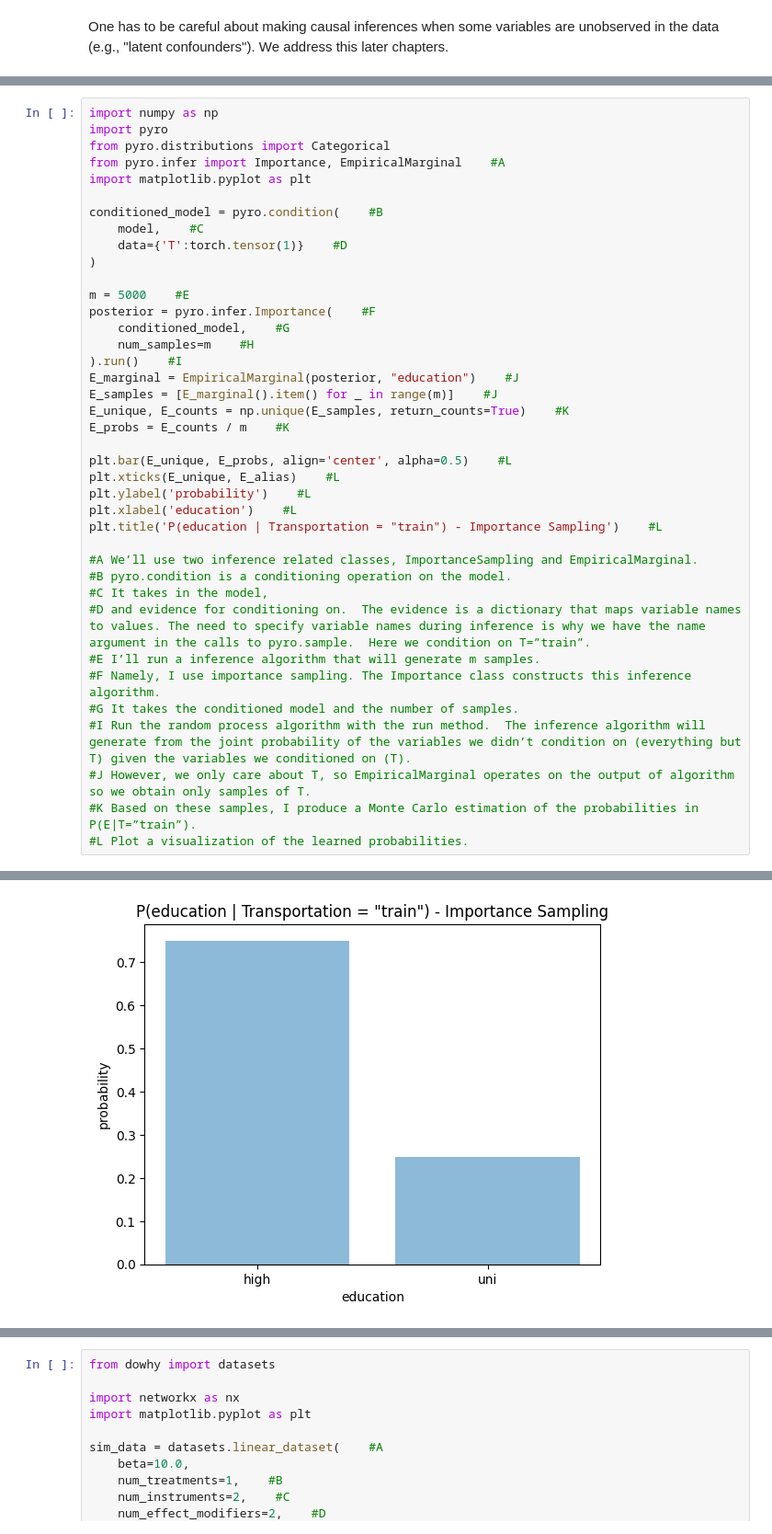
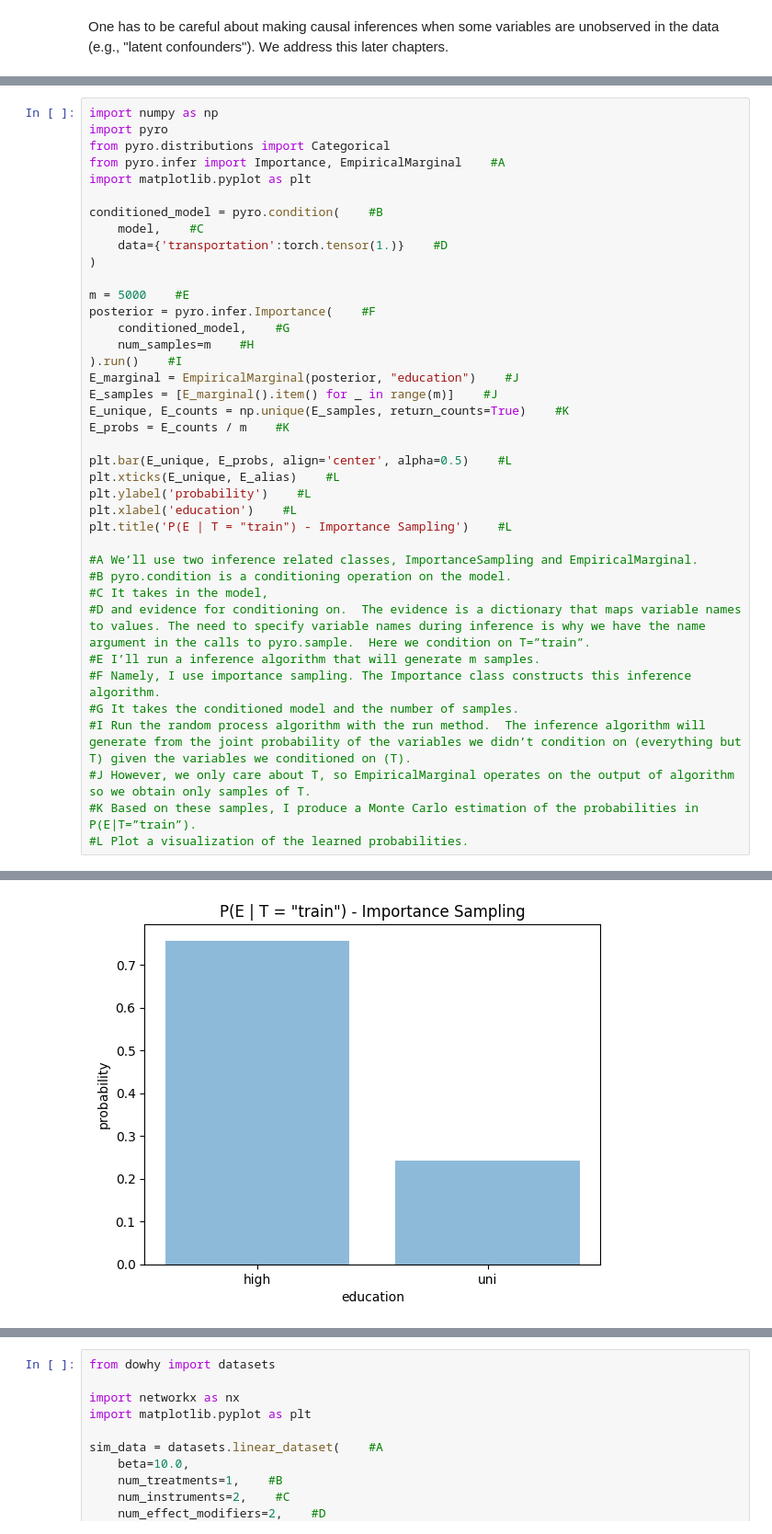
Before and after one commit to altdeep/causalML, a Jupyter notebook: book/chapter 3/Chapter_3_Building_a_Causal_Graph.ipynb, the cells around one changed output, grey strips where cells are left out. Shown at 92% size. Saved outputs shown, nothing was run; the diff lists cells and outputs as text.

```diff
--- a/book/chapter 3/Chapter_3_Building_a_Causal_Graph.ipynb
+++ b/book/chapter 3/Chapter_3_Building_a_Causal_Graph.ipynb
@@ -278,7 +306,7 @@ import matplotlib.pyplot as plt
 
 conditioned_model = pyro.condition(    #B
     model,    #C
-    data={'T':torch.tensor(1)}    #D
+    data={'transportation':torch.tensor(1.)}    #D
 )
 
 m = 5000    #E
@@ -295,7 +323,7 @@ plt.bar(E_unique, E_probs, align='center', alpha=0.5)    #L
 plt.xticks(E_unique, E_alias)    #L
 plt.ylabel('probability')    #L
 plt.xlabel('education')    #L
-plt.title('P(education | Transportation = "train") - Importance Sampling')    #L
+plt.title('P(E | T = "train") - Importance Sampling')    #L
 
 #A We’ll use two inference related classes, ImportanceSampling and EmpiricalMarginal.
 #B pyro.condition is a conditioning operation on the model.
@@ -313,2 +341,2 @@ Text(0.5, 1.0, 'P(education | Transportation = "train") - Importance Sampling')
-[figure, old version]
+[figure, new version]
 # %% [markdown]
```
Also changed, not shown: parts of 20 cells of this notebook.
